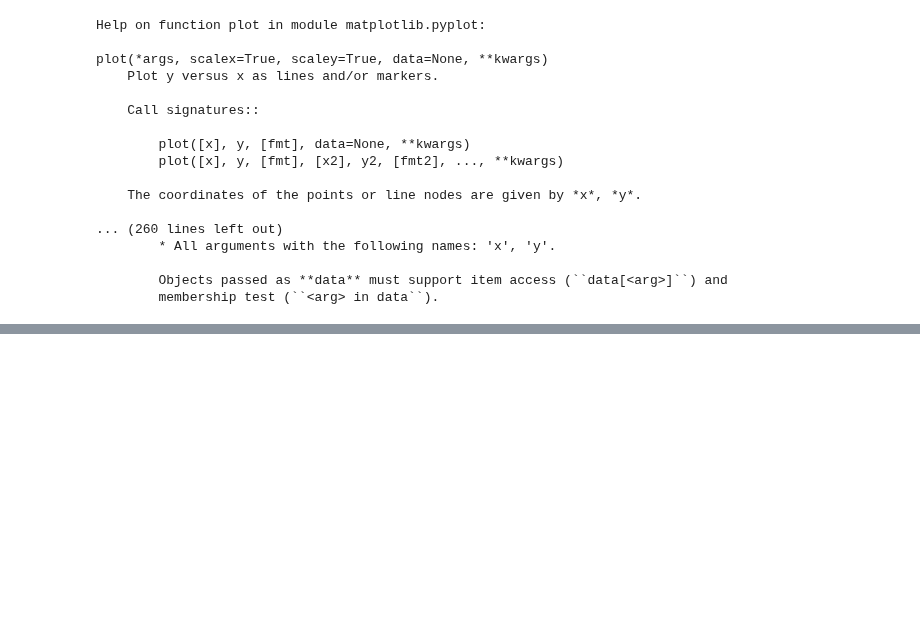
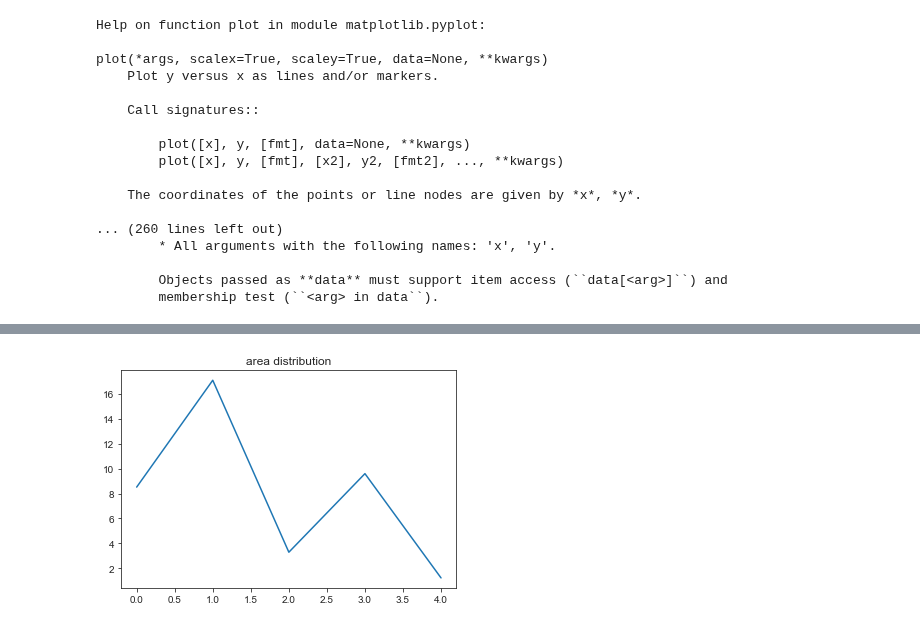
Before and after one commit to SANYAM1996/scatter-plotter, a Jupyter notebook: DS_1.ipynb, the cells around one changed output, grey strips where cells are left out. Cells and saved outputs as stored; diff of their text form; code cells hidden in the pictures; blank space fills up the shorter version.

```diff
--- a/DS_1.ipynb
+++ b/DS_1.ipynb
@@ -289,0 +413,8 @@ plot(*args, scalex=True, scaley=True, data=None, **kwargs)
+# %%
+area = [8.516,17.100,3.286,9.597,1.221]
+plt.plot(area)
+plt.title('area distribution')
+
+plt.show()
+# %% [output]
+[figure, added]
```
Also changed, not shown: parts of 17 cells of this notebook.
